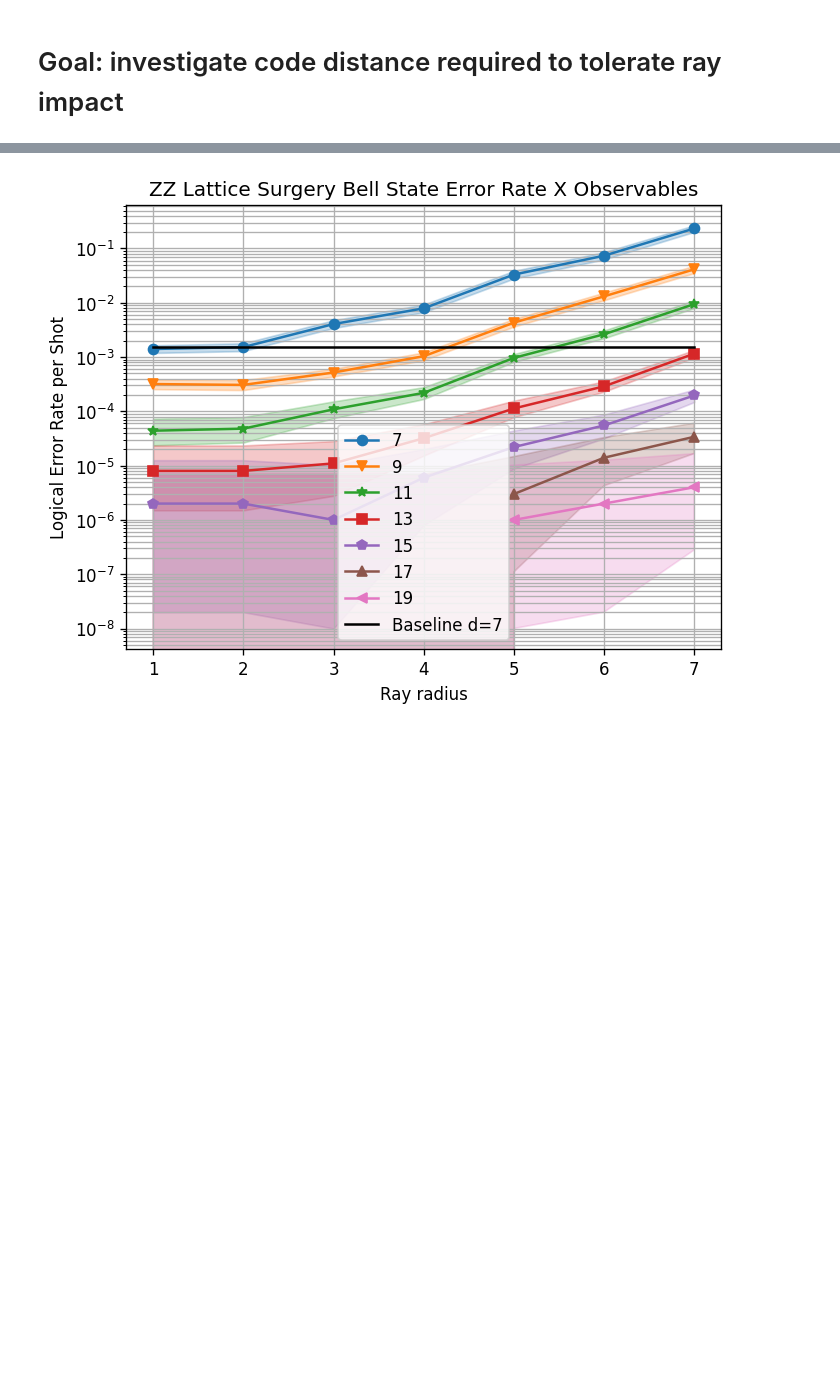
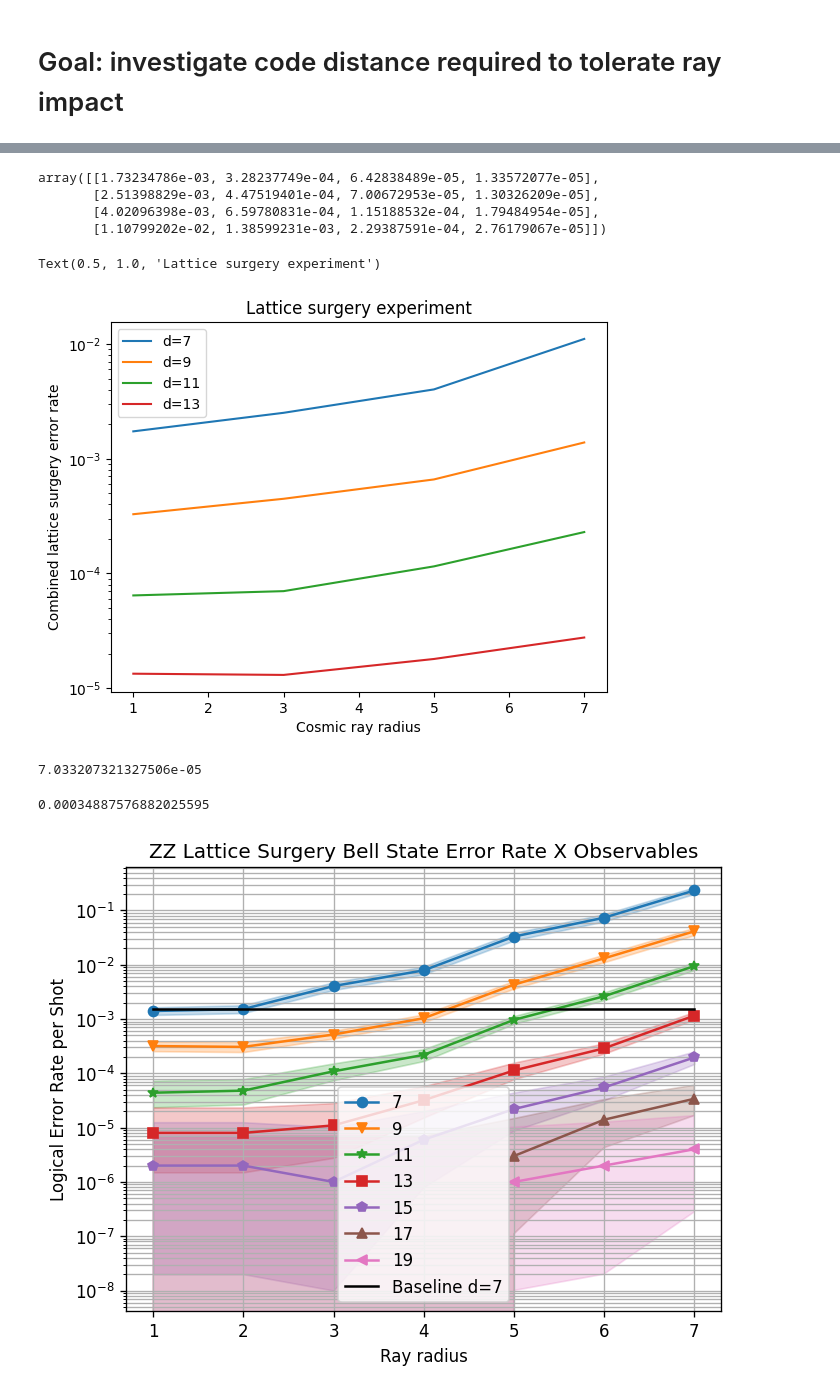
Before and after one commit to jasonchadwick/ray-delay, a Jupyter notebook: experiments/10_lattice_surgery_distance.ipynb, the cells around one changed output, grey strips where cells are left out. Drawn from its saved outputs; the diff is of its cells as text; code cells hidden in the pictures; blank space fills up the shorter version.

Commit message:
trying to do lattice surgery thing

```diff
--- a/experiments/10_lattice_surgery_distance.ipynb
+++ b/experiments/10_lattice_surgery_distance.ipynb
@@ -96,0 +168,9 @@ samples = sinter.collect(
+# %%
+baseline_d = 7
+# radii = np.arange(1,8).astype(float)
+# d_range = [7,9,11,13,15,17,19]
+
+radii = [1,3,5,7]
+d_range = [7,9,11,13]
+# %%
+op_list = initialize_ops(d_range)
@@ -96,0 +207,18 @@ samples = sinter.collect(
+# %%
+results = []
+for radius in radii:
+    op_list = []
+    nmps = []
+    for d in d_range:
+        patch1 = ZXXZPatch(d, d, d, id_offset=0)
+        patch2 = ZXXZPatch(d, d, d, id_offset=2*d**2 - 1)
+        op = SurgeryOp([patch1, patch2], [], [(patch1, BoundaryType.TOP, patch2, BoundaryType.BOTTOM, 4*d**2 - 2)])
+
+        noise_params = GoogleNoiseParamsNoRandomRays.improve(10)
+        noise_params.cosmic_ray_params.max_strength = 0.99
+        nmp = NoiseModelPatch(op.patch_collection, noise_params, seed=0)
+        if radius > 0:
+            nmp.force_cosmic_ray_by_coords((len(op.patch_collection.device[0])//2, len(op.patch_collection.device)//2), radius)
+        op_list.append(op)
+        nmps.append(nmp)
+    results.append(get_processed_error_data(d_range, op_list=[[data] for data in zip(op_list, nmps)]))
@@ -96,0 +230,6 @@ samples = sinter.collect(
+# %%
+processed_data = np.zeros((len(radii), len(d_range)))
+for i,subresult in enumerate(results):
+    for (d,radius_idx),result in subresult[0].items():
+        print(result)
+        processed_data[i+radius_idx, d_range.index(d)] = result['error_rate']
@@ -97,3 +253,30 @@ samples = sinter.collect(
+# %%
+processed_data
+# %% [output]
+array([[1.73234786e-03, 3.28237749e-04, 6.42838489e-05, 1.33572077e-05],
+       [2.51398829e-03, 4.47519401e-04, 7.00672953e-05, 1.30326209e-05],
+       [4.02096398e-03, 6.59780831e-04, 1.15188532e-04, 1.79484954e-05],
+       [1.10799202e-02, 1.38599231e-03, 2.29387591e-04, 2.76179067e-05]])
+# %%
+for col in range(processed_data.shape[1]):
+    d = d_range[col]
+    plt.plot(radii, processed_data[:,col], label=f'd={d}')
+plt.legend()
+plt.yscale('log')
+plt.ylabel('Combined lattice surgery error rate')
+plt.xlabel('Cosmic ray radius')
+plt.title('Lattice surgery experiment')
+# %% [output]
+Text(0.5, 1.0, 'Lattice surgery experiment')
+[figure, added]
+# %%
+results[0][0][(11,0)]['error_rate']
+# %% [output]
+7.033207321327506e-05
+# %%
+results[1][0][(11,0)]['error_rate']
+# %% [output]
+0.00034887576882025595
 # %%
 fig, ax = plt.subplots(1, 1)
 sinter.plot_error_rate(
```
Also changed, not shown: parts of 24 cells of this notebook.
